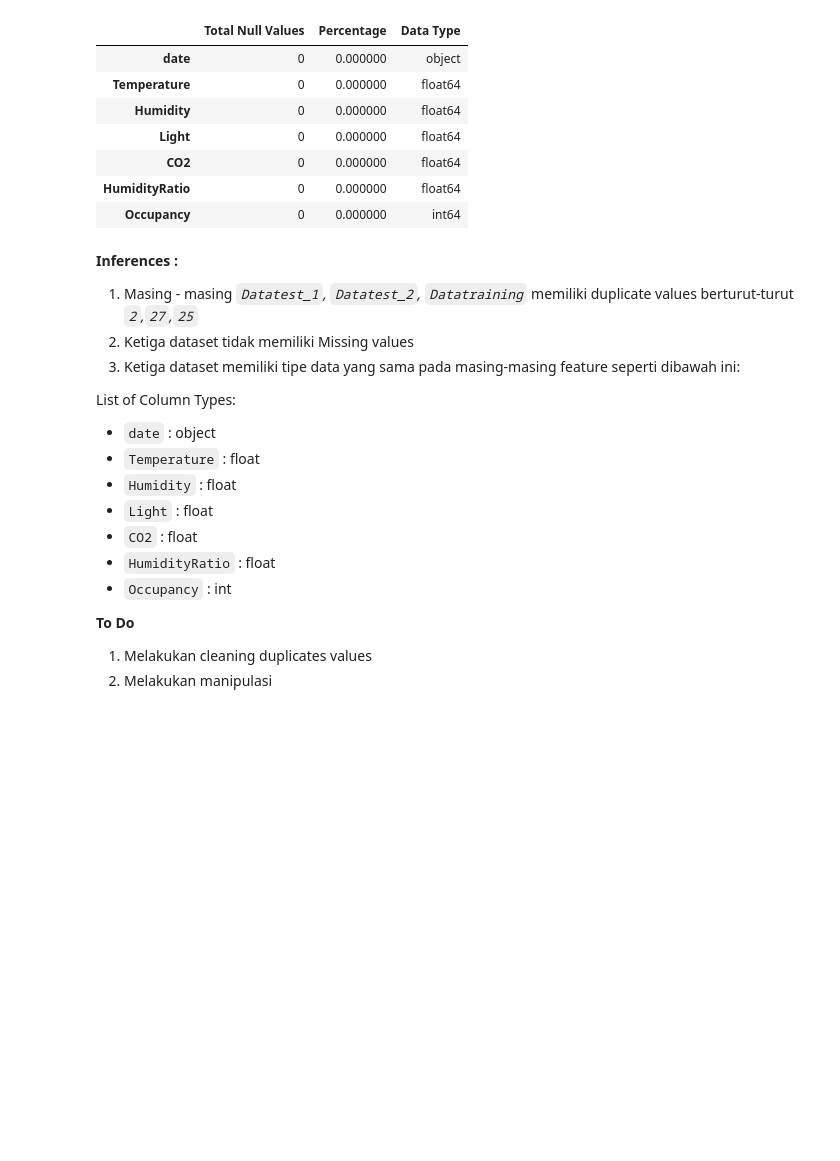
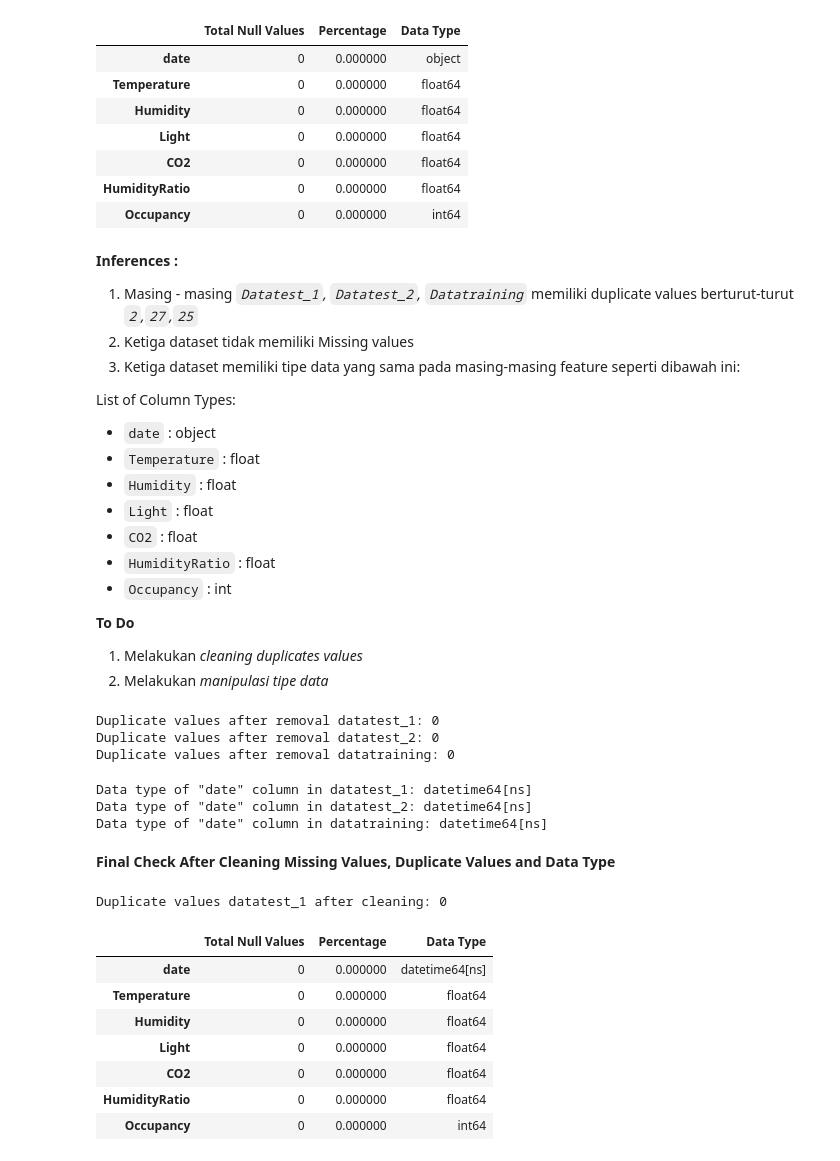
Before and after one commit to aryaadhy/Occupancy_Detection_FINPRO, a Jupyter notebook: FINPRO_DS38_Arya_Adhy.ipynb, the cells around one changed output. Drawn from its saved outputs; the diff is of its cells as text; code cells hidden in the pictures; blank space fills up the shorter version.

```diff
--- a/FINPRO_DS38_Arya_Adhy.ipynb
+++ b/FINPRO_DS38_Arya_Adhy.ipynb
@@ -84,5 +77,45 @@ List of Column Types:
 - `Occupancy` : int
 
 **To Do**
-1. Melakukan cleaning duplicates values
-2. Melakukan manipulasi
+1. Melakukan *cleaning duplicates values*
+2. Melakukan *manipulasi tipe data*
+# %%
+# 1. Remove duplicates values and keep the first occurrence
+for df in [datatest_1, datatest_2, datatraining]:
+    df.drop_duplicates(keep='first', inplace=True)
+
+# Verify duplicates removal
+for df, name in zip([datatest_1, datatest_2, datatraining],
+                    ["datatest_1", "datatest_2", "datatraining"]):
+    print(f'Duplicate values after removal {name}:', df.duplicated().sum())
+# %% [output]
+Duplicate values after removal datatest_1: 0
+Duplicate values after removal datatest_2: 0
+Duplicate values after removal datatraining: 0
+# %%
+# 2. Change data type of "date" column to datetime format
+for df in [datatest_1, datatest_2, datatraining]:
+    df['date'] = pd.to_datetime(df['date'])
+
+# Verify data type change
+for df, name in zip([datatest_1, datatest_2, datatraining],
+                    ["datatest_1", "datatest_2", "datatraining"]):
+    print(f'Data type of "date" column in {name}:', df['date'].dtype)
+# %% [output]
+Data type of "date" column in datatest_1: datetime64[ns]
+Data type of "date" column in datatest_2: datetime64[ns]
+Data type of "date" column in datatraining: datetime64[ns]
+# %% [markdown]
+**Final Check After Cleaning Missing Values, Duplicate Values and Data Type**
+# %%
+missing_values_summary(datatest_1, "datatest_1 after cleaning")
+# %% [output]
+Duplicate values datatest_1 after cleaning: 0
+|  | Total Null Values | Percentage | Data Type |
+| date | 0 | 0.000000 | datetime64[ns] |
+| Temperature | 0 | 0.000000 | float64 |
+| Humidity | 0 | 0.000000 | float64 |
+| Light | 0 | 0.000000 | float64 |
+| CO2 | 0 | 0.000000 | float64 |
+| HumidityRatio | 0 | 0.000000 | float64 |
+| Occupancy | 0 | 0.000000 | int64 |
```
Also changed, not shown: parts of 6 cells of this notebook.
